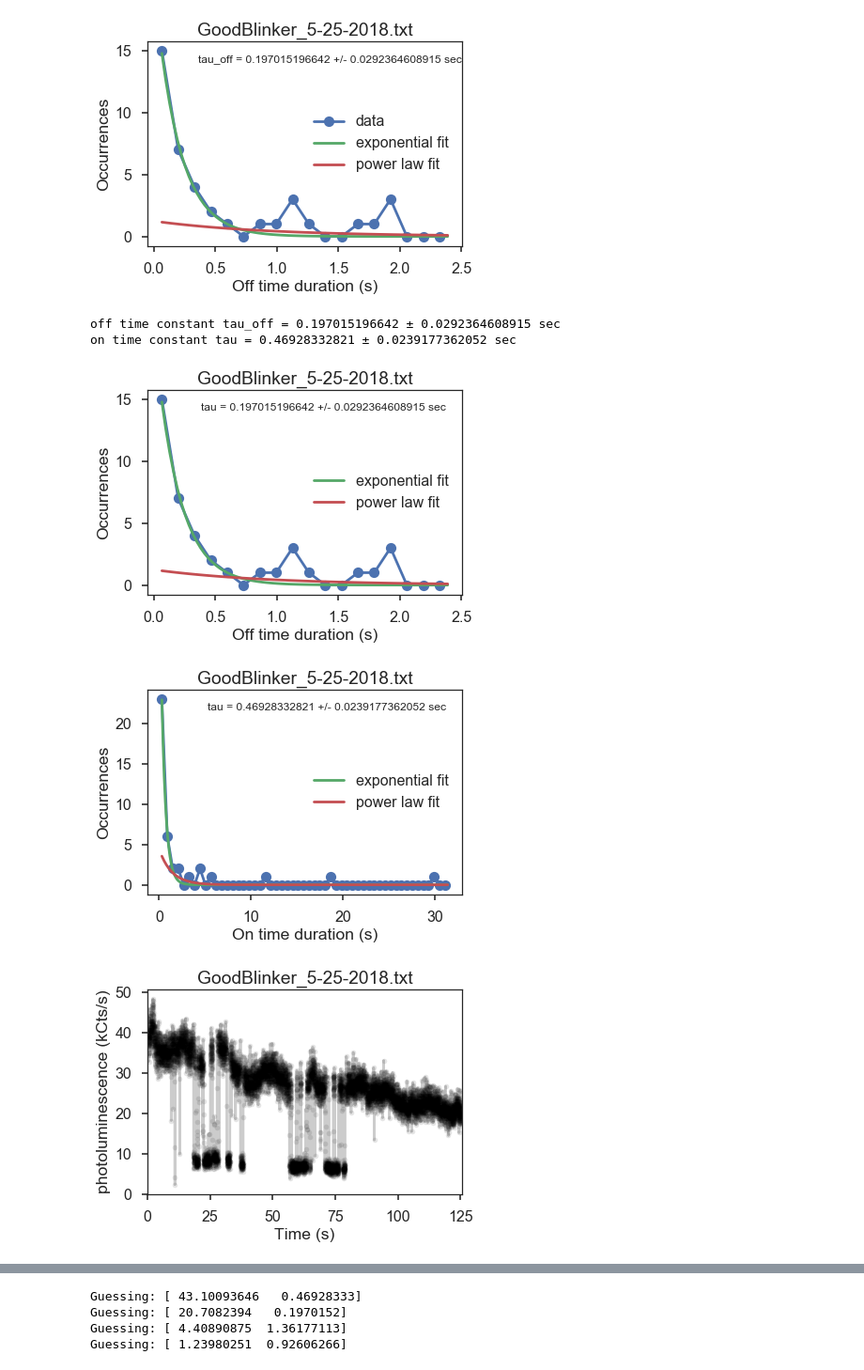
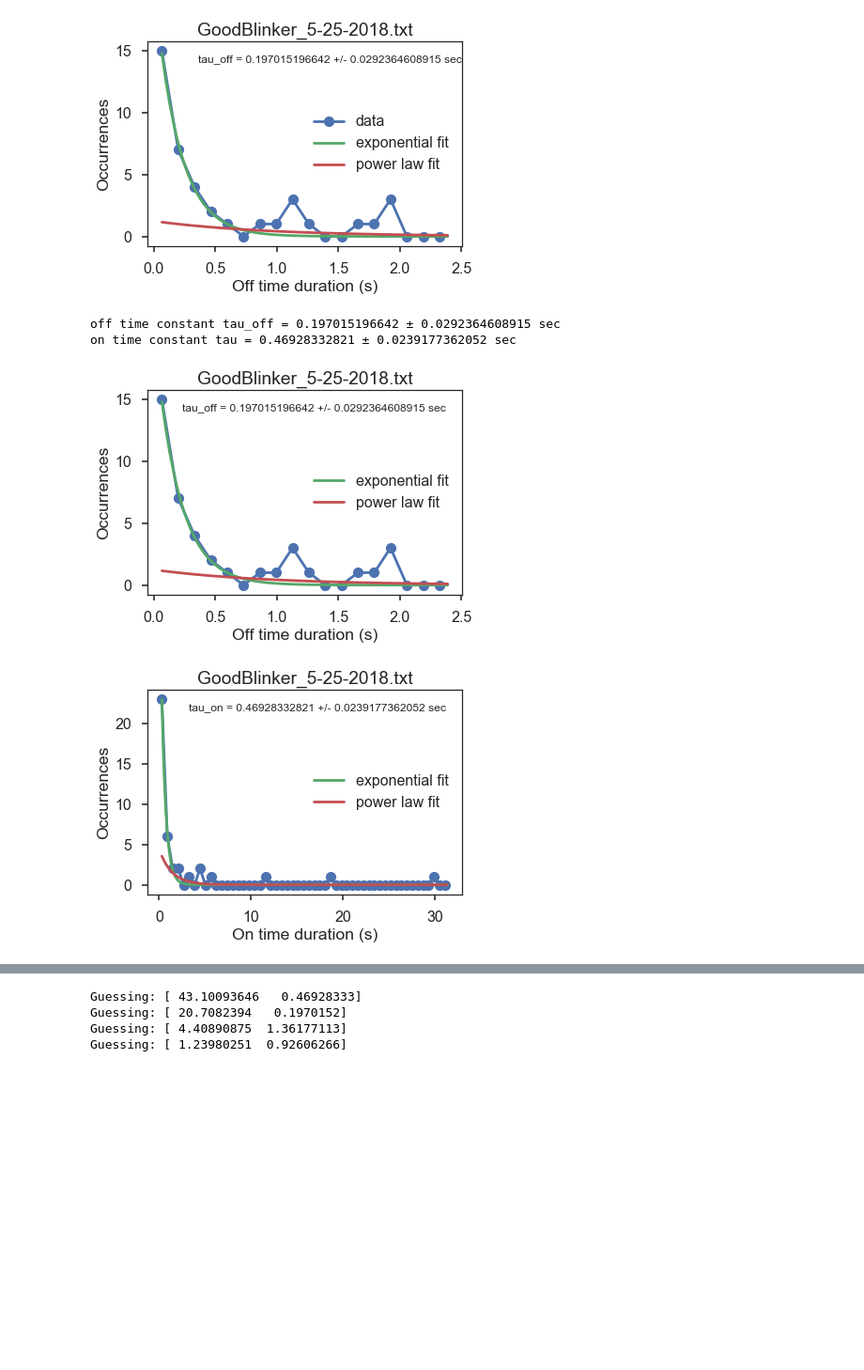
Before and after one commit to vivarose/blinker_analysis, a Jupyter notebook: blinker_analysis_with_exponential_fit.ipynb, the cells around one changed output, grey strips where cells are left out. Shown at 94% size. Drawn from its saved outputs; the diff is of its cells as text; code cells hidden in the pictures; blank space fills up the shorter version.

```diff
--- a/blinker_analysis_with_exponential_fit.ipynb
+++ b/blinker_analysis_with_exponential_fit.ipynb
@@ -667,7 +671,7 @@ plt.xlabel('Off time duration (s)')
 plt.ylabel('Occurrences')
 #ax1.set_yscale('symlog', linthreshy=1)
 ax1.plot(offfitx,offfitexp, label="exponential fit")
-plt.text(0.95,0.9,'tau = '  + str(offparamexp[1]) + ' +/- '  + str(np.sqrt(offpcovexp[1,1])) + ' sec',
+plt.text(0.95,0.9,'tau_off = '  + str(offparamexp[1]) + ' +/- '  + str(np.sqrt(offpcovexp[1,1])) + ' sec',
          horizontalalignment='right', transform = ax1.transAxes, fontsize=12)
 plt.title(filename)
 
@@ -682,58 +686,33 @@ plt.savefig(today + ',' + filename+',offblinks' + infostr + ',powfit.png', bbox_
 
 print 'off time constant tau_off = ' + str(offparamexp[1]) + ' ± ' + str(np.sqrt(offpcovexp[1,1])) + ' sec'
 
 
 # On blinks
 fig,ax1 = plt.subplots()
 ax1.plot(centeredonbins,onhist[0],'o-')
 plt.xlabel('On time duration (s)')
 plt.ylabel('Occurrences')
 #ax1.set_yscale('symlog', linthreshy=1)
 ax1.plot(onfitx,onfitexp, label='exponential fit')
-plt.text(0.95,0.9,'tau = '  + str(onparamexp[1]) + ' +/- '  + str(np.sqrt(onpcovexp[1,1])) + ' sec',
+plt.text(0.95,0.9,'tau_on = '  + str(onparamexp[1]) + ' +/- '  + str(np.sqrt(onpcovexp[1,1])) + ' sec',
          horizontalalignment='right', transform = ax1.transAxes, fontsize=12)
 plt.title(filename)
 
 plt.savefig(today + ',' + filename+',onblinks' + infostr + '.pdf', bbox_inches='tight')
 plt.savefig(today + ',' + filename+',onblinks' + infostr + '.png', bbox_inches='tight')
 
 # plot power law
 ax1.plot(onfitx,onfitpow, label='power law fit')
 plt.legend(loc=5)
 plt.savefig(today + ',' + filename+',onblinks' + infostr + ',powfit.pdf', bbox_inches='tight')
 plt.savefig(today + ',' + filename+',onblinks' + infostr + ',powfit.png', bbox_inches='tight')
 
 print 'on time constant tau = ' + str(onparamexp[1]) + ' ± ' + str(np.sqrt(onpcovexp[1,1])) + ' sec'
 
-fig1,axPL = plt.subplots()
-#axPL.plot(data, 'k')
-#axPL.legend.remove()
-data.plot(marker='.',linestyle='None',legend=False, ax=axPL, color='k',  alpha=.1)
-data.plot(legend=False, alpha=0.2, ax=axPL, color='k')
-plt.ylabel('photoluminescence (kCts/s)')
-plt.xlabel(tname)
-plt.title(filename)
-
-plt.savefig(today + ',' + filename+',blinking.pdf', bbox_inches='tight')
-plt.savefig(today + ',' + filename+',blinking.png', bbox_inches='tight')
-
-
-fig2,axPL = plt.subplots()
-data.plot(marker='.',linestyle='None',legend=False, alpha=0.1, ax=axPL, color='k')
-data.plot(legend=False, alpha=0.2, ax=axPL, color='k')
-threshdata.plot(legend=False)
-plt.ylabel('photoluminescence (kCts/s)')
-plt.xlabel(tname)
-plt.title(filename)
-
-plt.savefig(today + ',' + filename+',blinkingandthreshold.pdf', bbox_inches='tight')
-plt.savefig(today + ',' + filename+',blinkingandthreshold.png', bbox_inches='tight')
-
 
 plt.show()
 # %% [output]
 off time constant tau_off = 0.197015196642 ± 0.0292364608915 sec
 on time constant tau = 0.46928332821 ± 0.0239177362052 sec
-[figure, old version]
+[figure, new version]
-[figure, old version]
+[figure, new version]
-[figure, removed]
```
Also changed, not shown: parts of 5 cells of this notebook.
